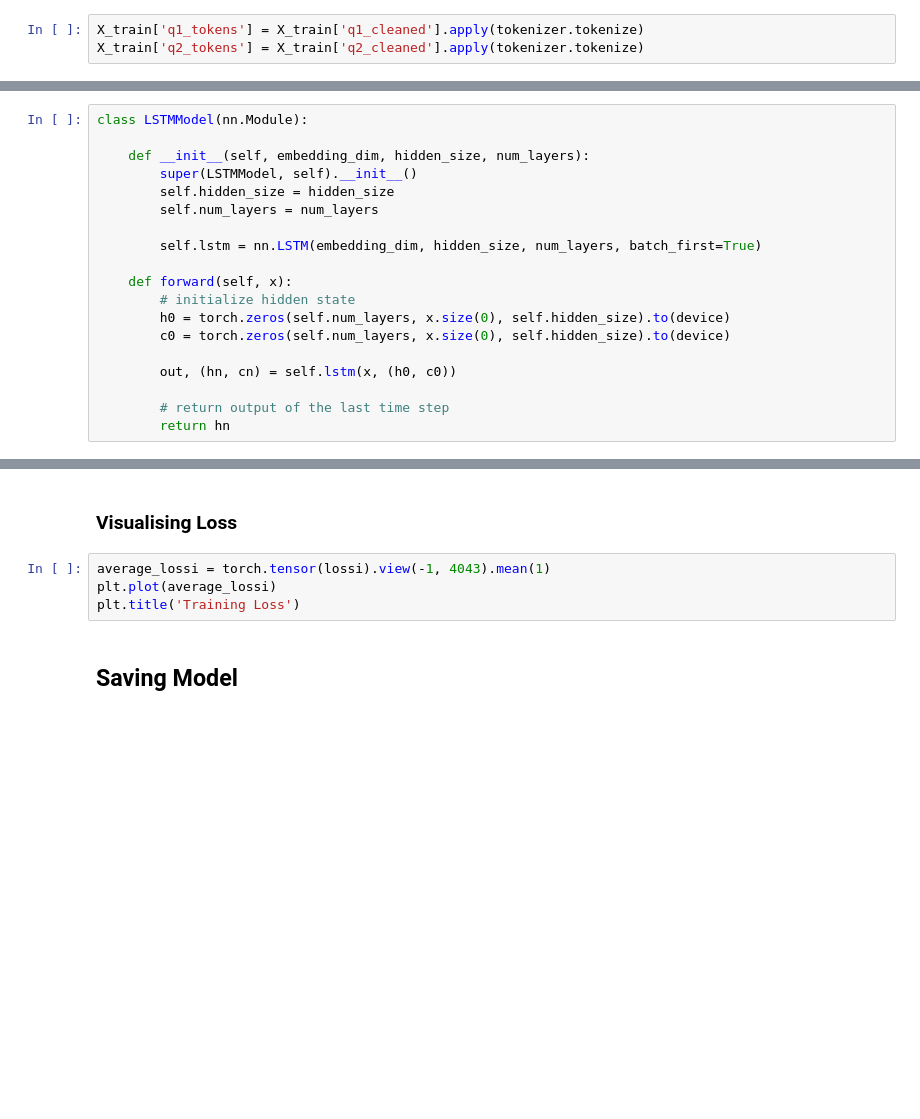
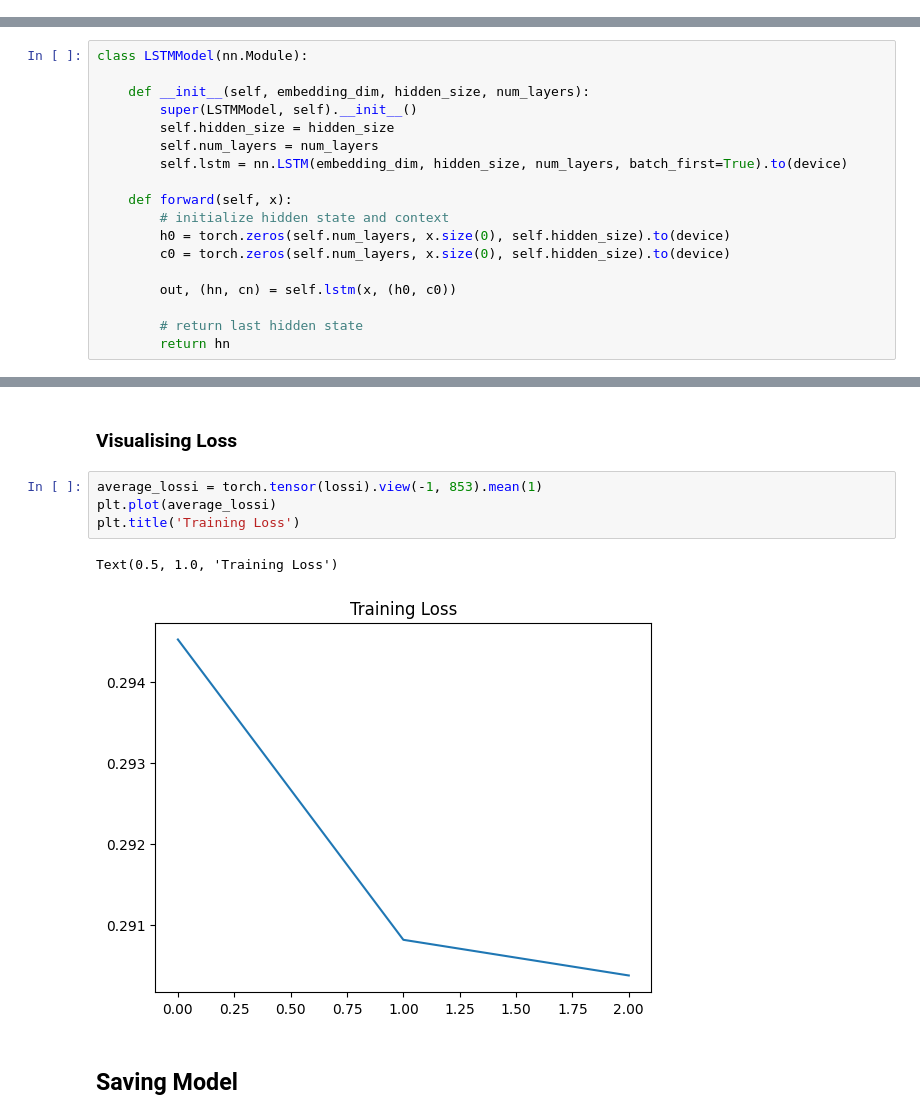
Before and after one commit to cs3244-group-16/quora-question-pairs, a Jupyter notebook: notebooks/04-eugene-siamese-lstm.ipynb, the cells around one changed output, grey strips where cells are left out. Saved outputs shown, nothing was run; the diff lists cells and outputs as text; blank space fills up the shorter version.

Commit message:
Retrain Siamese LSTM on standardised dataset

```diff
--- a/notebooks/04-eugene-siamese-lstm.ipynb
+++ b/notebooks/04-eugene-siamese-lstm.ipynb
@@ -196,6 +274,3 @@ tokenizer = AutoTokenizer.from_pretrained("bert-base-uncased")
-# %%
-X_train['q1_tokens'] = X_train['q1_cleaned'].apply(tokenizer.tokenize)
-X_train['q2_tokens'] = X_train['q2_cleaned'].apply(tokenizer.tokenize)
 # %%
 w2v_vecs = gensim.downloader.load('word2vec-google-news-300')
 # %% [output]
@@ -233,17 +308,16 @@ class LSTMModel(nn.Module):
         super(LSTMModel, self).__init__()
         self.hidden_size = hidden_size
         self.num_layers = num_layers
-
-        self.lstm = nn.LSTM(embedding_dim, hidden_size, num_layers, batch_first=True)
+        self.lstm = nn.LSTM(embedding_dim, hidden_size, num_layers, batch_first=True).to(device)
 
     def forward(self, x):
-        # initialize hidden state
+        # initialize hidden state and context
         h0 = torch.zeros(self.num_layers, x.size(0), self.hidden_size).to(device)
         c0 = torch.zeros(self.num_layers, x.size(0), self.hidden_size).to(device)
 
         out, (hn, cn) = self.lstm(x, (h0, c0))
 
-        # return output of the last time step
+        # return last hidden state
         return hn
 # %% [markdown]
 ## Siamese Network with Cosine Similarity and Contrastive Loss
@@ -488,9 +542,12 @@ Epoch 2, Loss: 0.2450
 # %% [markdown]
 ### Visualising Loss
 # %%
-average_lossi = torch.tensor(lossi).view(-1, 4043).mean(1)
+average_lossi = torch.tensor(lossi).view(-1, 853).mean(1)
 plt.plot(average_lossi)
 plt.title('Training Loss')
+# %% [output]
+Text(0.5, 1.0, 'Training Loss')
+[figure, added]
 # %% [markdown]
 ## Saving Model
 # %%
```
Also changed, not shown: parts of 66 cells of this notebook.
